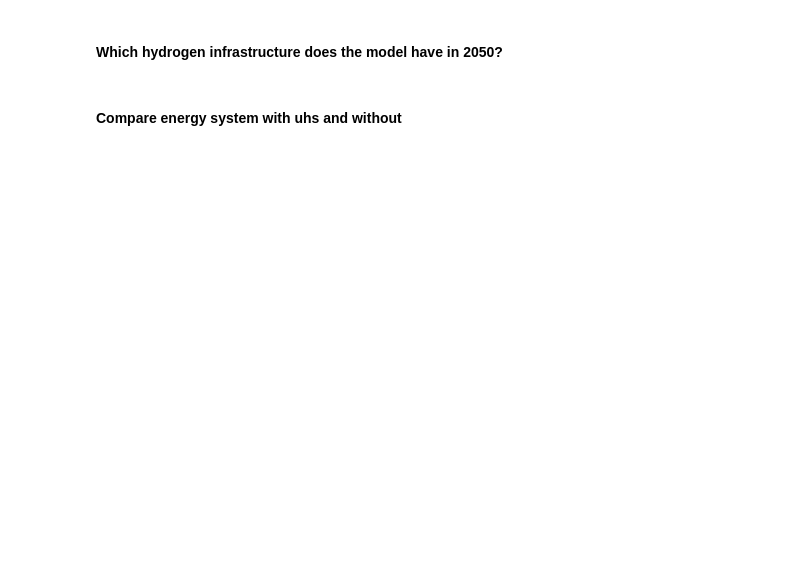
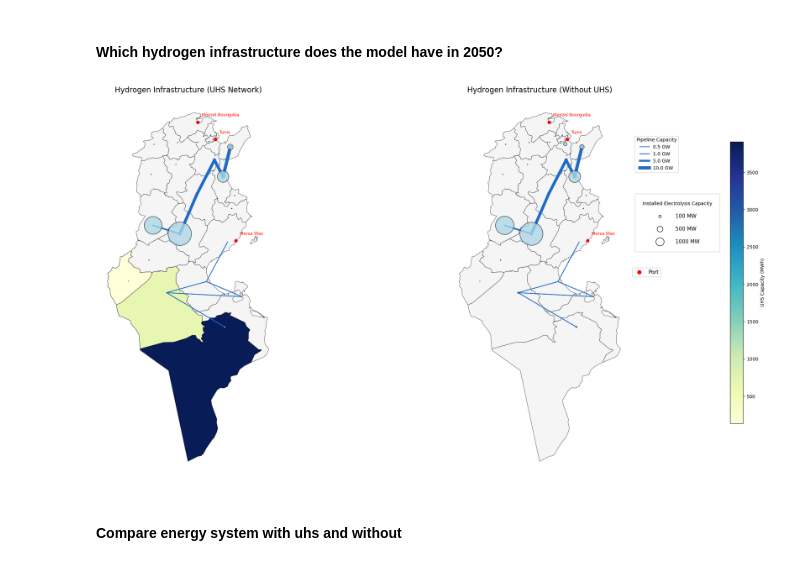
Before and after one commit to doneachh/undergroundstorage, a Jupyter notebook: workflow/notebooks/graphics.ipynb, the cells around one changed output. Cells and saved outputs as stored; diff of their text form; code cells hidden in the pictures; blank space fills up the shorter version.

```diff
--- a/workflow/notebooks/graphics.ipynb
+++ b/workflow/notebooks/graphics.ipynb
@@ -28,6 +29,8 @@ logging.getLogger("pypsa.io").setLevel(logging.ERROR)
 warnings.simplefilter(action='ignore', category=ResourceWarning)
 
 # Load the UHS and woUHS networks
+# uhs = pypsa.Network("../../../pypsa-earth/results/UHSwoexport/postnetworks/elec_s_24_ec_lcopt_Co2L0.15_3H_2050_0.094_NZ_0export.nc")
+# woUHS = pypsa.Network("../../../pypsa-earth/results/woUHSwoexport/postnetworks/elec_s_24_ec_lcopt_Co2L0.15_3H_2050_0.094_NZ_0export.nc")
 uhs = pypsa.Network("../../../pypsa-earth/results/UHS/postnetworks/elec_s_24_ec_lcopt_Co2L0.15_3H_2050_0.094_NZ_199.8export.nc")
 woUHS = pypsa.Network("../../../pypsa-earth/results/woUHS/postnetworks/elec_s_24_ec_lcopt_Co2L0.15_3H_2050_0.094_NZ_199.8export.nc")
 
@@ -71,6 +74,7 @@ def get_color(carrier):
 
 # Map colors to carriers in the UHS network
 uhs.carriers["color"] = uhs.carriers.index.map(get_color)
+woUHS.carriers["color"] = woUHS.carriers.index.map(get_color)
 
 warnings.simplefilter(action='default', category=ResourceWarning)
 # %%
@@ -381,6 +449,8 @@ show_ports = True
 show_pipelines = True
 show_electrolyzers = True
 show_woUHS = True
+
+size_factor = 0.3
 
 warnings.simplefilter(action='ignore')
 
@@ -425,19 +495,19 @@ def plot_infrastructure(ax, gadm, net, ports, show_uhs, show_pipelines,
 
     # --- Pipelines ---
     if show_pipelines:
-        h2_pipelines_rep = net.links[net.links.carrier == "H2 pipeline repurposed"]
+        h2_pipelines = net.links[net.links.carrier.str.contains("H2 pipeline", case=False, na=False)]
 
-        if not h2_pipelines_rep.empty:  # <-- check if there are pipelines
+        if not h2_pipelines.empty:  # <-- check if there are pipelines
             # Build pipeline geometries
             def build_pipeline_geometry(row):
                 x0, y0 = net.buses.loc[row.bus0, ["x", "y"]]
                 x1, y1 = net.buses.loc[row.bus1, ["x", "y"]]
                 return LineString([(x0, y0), (x1, y1)])
 
-            pipelines_rep = h2_pipelines_rep.copy()
-            pipelines_rep["geometry"] = pipelines_rep.apply(build_pipeline_geometry, axis=1)
+            pipelines = h2_pipelines.copy()
+            pipelines["geometry"] = pipelines.apply(build_pipeline_geometry, axis=1)
 
-            lines_gdf = gpd.GeoDataFrame(pipelines_rep, geometry="geometry", crs="EPSG:4326")
+            lines_gdf = gpd.GeoDataFrame(pipelines, geometry="geometry", crs="EPSG:4326")
 
             if "p_nom_opt" in lines_gdf.columns:
                 capacity = lines_gdf["p_nom_opt"]
@@ -454,22 +524,31 @@ def plot_infrastructure(ax, gadm, net, ports, show_uhs, show_pipelines,
 
     # --- Electrolyzers ---
     if show_electrolyzers:
-        # Select all electrolyzer links
+    # Select electrolyzer links
         electrolysis_links = net.links[net.links.carrier == "H2 Electrolysis"]
-        electrolysis_ts = net.links_t.p1[electrolysis_links.index]
-        bus_map = electrolysis_links.bus0
 
-        # Group by bus and sum over time
-        electrolysis_by_bus_ts = electrolysis_ts.T.groupby(bus_map).sum().T * 144
-        total_elec = abs(electrolysis_by_bus_ts.sum() / 1e6)  # TWh
+        if not electrolysis_links.empty:
+            # Installed capacity per link [MW]
+            p_nom = electrolysis_links["p_nom_opt"]
 
-        # Coordinates for plotting
-        coords = net.buses.loc[total_elec.index, ["x", "y"]]
-        sizes = total_elec * 10
+            # Aggregate by bus (typically bus0)
+            bus_map = electrolysis_links.bus0
+            p_nom_by_bus = p_nom.groupby(bus_map).sum()  # [MW]
 
-        # Draw electrolyzers
-        ax.scatter(coords["x"], coords["y"], s=sizes,
-                   c="lightblue", alpha=0.8, edgecolor="k")
+            # Coordinates
+            coords = net.buses.loc[p_nom_by_bus.index, ["x", "y"]]
+
+            # Visual scaling only
+            sizes = p_nom_by_bus * size_factor
+
+            ax.scatter(
+                coords["x"], coords["y"],
+                s=sizes,
+                c="lightblue",
+                alpha=0.8,
+                edgecolor="k",
+                zorder=3
+            )
 
     # --- Ports ---
     if show_ports:
@@ -517,7 +596,7 @@ else:
 
 # --- Determine global min/max pipeline capacity from both networks ---
 def get_pipeline_caps(net):
-    df = net.links[net.links.carrier == "H2 pipeline repurposed"]
+    df = net.links[net.links.carrier.str.contains("H2 pipeline", case=False, na=False)]
     if df.empty:
         return []
     return df["p_nom_opt"].values
@@ -554,23 +633,27 @@ if show_pipelines:
 
 # Electrolyzer legend
 if show_electrolyzers:
-    example_caps = [10, 100]
-    example_sizes = [c*10 for c in example_caps]
+    example_caps = [100, 500, 1000]  # MW
+    example_sizes = [c * size_factor for c in example_caps]
+
     bubble_handles = [
-        plt.scatter([], [], s=s, facecolors="none", edgecolors="k", label=f"{cap} TWh")
+        plt.scatter([], [], s=s, facecolors="none", edgecolors="k",
+                    label=f"{cap} MW")
         for s, cap in zip(example_sizes, example_caps)
     ]
-    leg2 = axes[1].legend(handles=bubble_handles,
-        title="Electrolysis Size",
+
+    leg2 = axes[1].legend(
+        handles=bubble_handles,
+        title="Installed Electrolysis Capacity",
         loc="upper left",
         bbox_to_anchor=(1.02, 0.75),
-        borderaxespad=0,
         fontsize=11,
         scatterpoints=1,
         handletextpad=2,
         borderpad=1.5,
-        labelspacing=2.0
-        )
+        labelspacing=1.5
+    )
+
     fig.add_artist(leg2)
     legend_y -= spacing
 
@@ -578,32 +661,34 @@ if show_electrolyzers:
 
 # Ports legend
 if show_ports:
     port_handle = [mlines.Line2D([], [], color="red", marker="o", linestyle="None",
                                  markersize=8, label="Port")]
     leg3 = axes[1].legend(handles=port_handle,
         loc="upper left",
         bbox_to_anchor=(1.02, 0.55),
         borderaxespad=0,
         fontsize=11)
     fig.add_artist(leg3)
     legend_y -= spacing
 
 # UHS colorbar
 if show_uhs and "Capacity" in uhs_gadm.columns and not uhs_gadm["Capacity"].dropna().empty:
     import matplotlib as mpl
     cmap = mpl.cm.YlGnBu
     norm = mpl.colors.Normalize(vmin=uhs_gadm["Capacity"].min(),
                                vmax=uhs_gadm["Capacity"].max())
     sm = mpl.cm.ScalarMappable(cmap=cmap, norm=norm)
     sm.set_array([])
 
     # Create a new axes for the colorbar on the right side
     cbar_ax = fig.add_axes([0.92, 0.15, 0.015, 0.7])  # [left, bottom, width, height]
     cbar = fig.colorbar(sm, cax=cbar_ax)
     cbar.set_label("UHS Capacity (MWh)")
 
 
 plt.tight_layout()
 plt.show()
+# %% [output]
+[figure, added]
 # %% [markdown]
 #### Compare energy system with uhs and without
```
Also changed, not shown: parts of 32 cells of this notebook.
